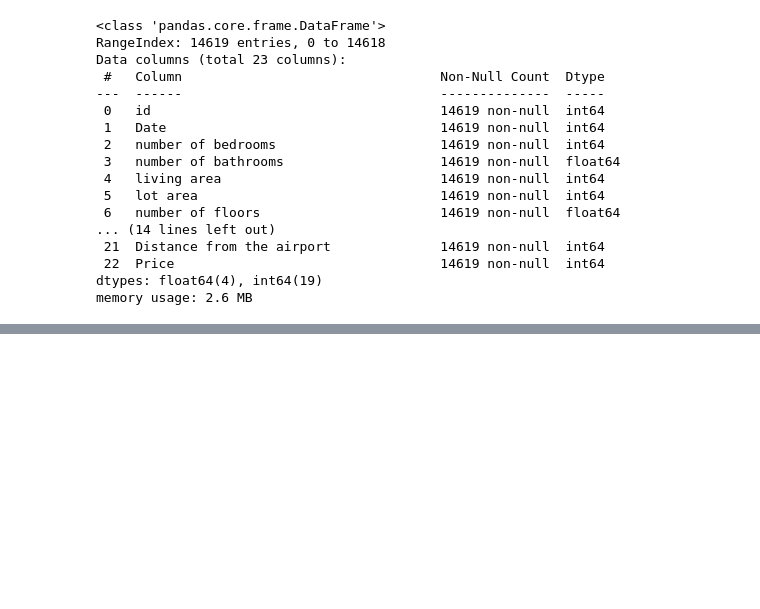
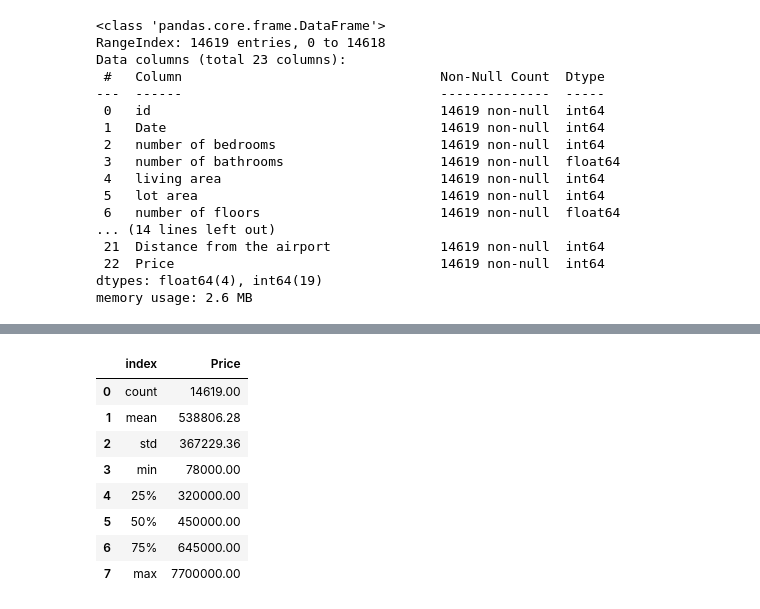
Before and after one commit to novicecoder205/Kaggle-Project-Analyze, a Jupyter notebook: Predict House Price Project.ipynb, the cells around one changed output, grey strips where cells are left out. Drawn from its saved outputs; the diff is of its cells as text; code cells hidden in the pictures; blank space fills up the shorter version.

Commit message:
Checking Statistic of Price

```diff
--- a/Predict House Price Project.ipynb
+++ b/Predict House Price Project.ipynb
@@ -54,0 +82,14 @@ memory usage: 2.6 MB
+# %%
+stats = data["Price"].describe().reset_index()
+stats["Price"] = round(stats["Price"],2)
+stats
+# %% [output]
+|  | index | Price |
+| 0 | count | 14619.00 |
+| 1 | mean | 538806.28 |
+| 2 | std | 367229.36 |
+| 3 | min | 78000.00 |
+| 4 | 25% | 320000.00 |
+| 5 | 50% | 450000.00 |
+| 6 | 75% | 645000.00 |
+| 7 | max | 7700000.00 |
```
Also changed, not shown: parts of 2 cells of this notebook.
